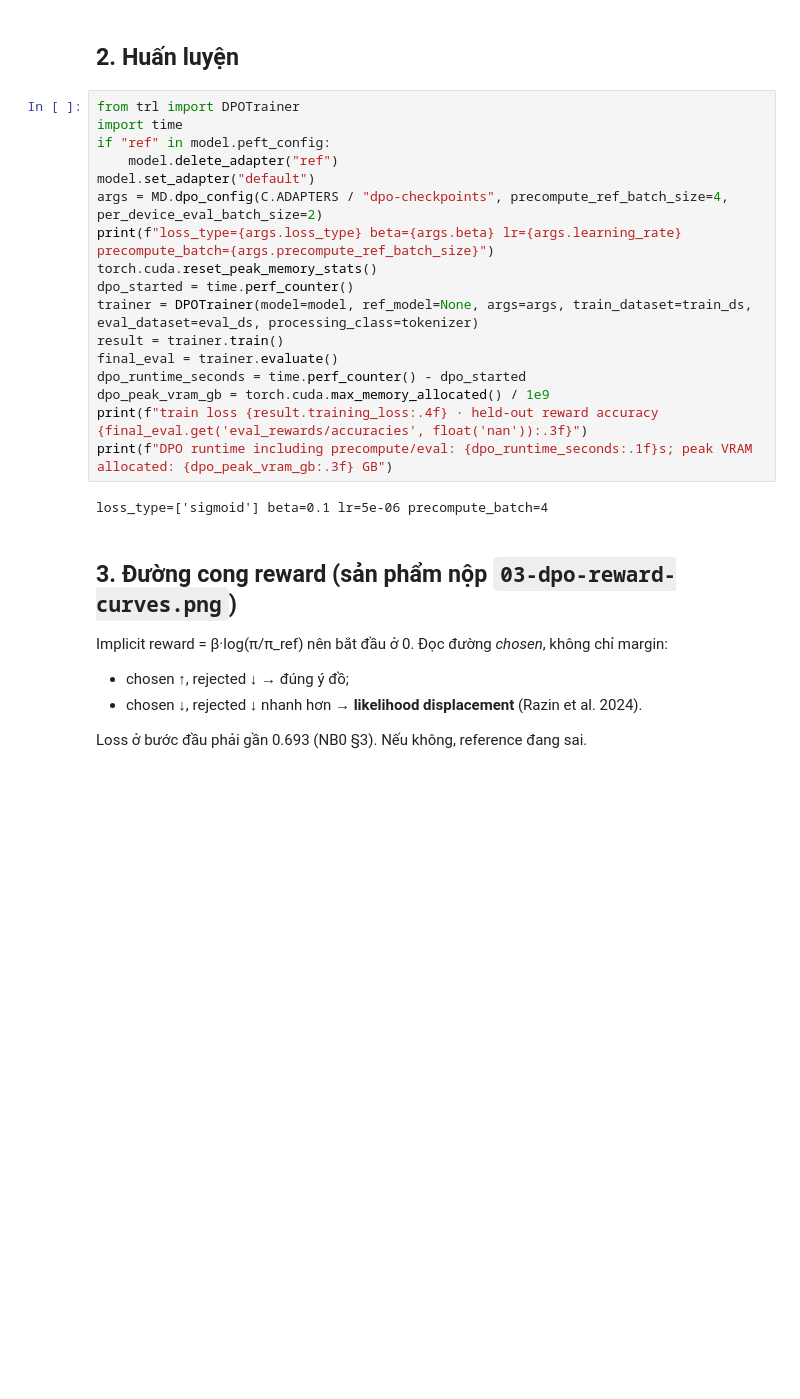
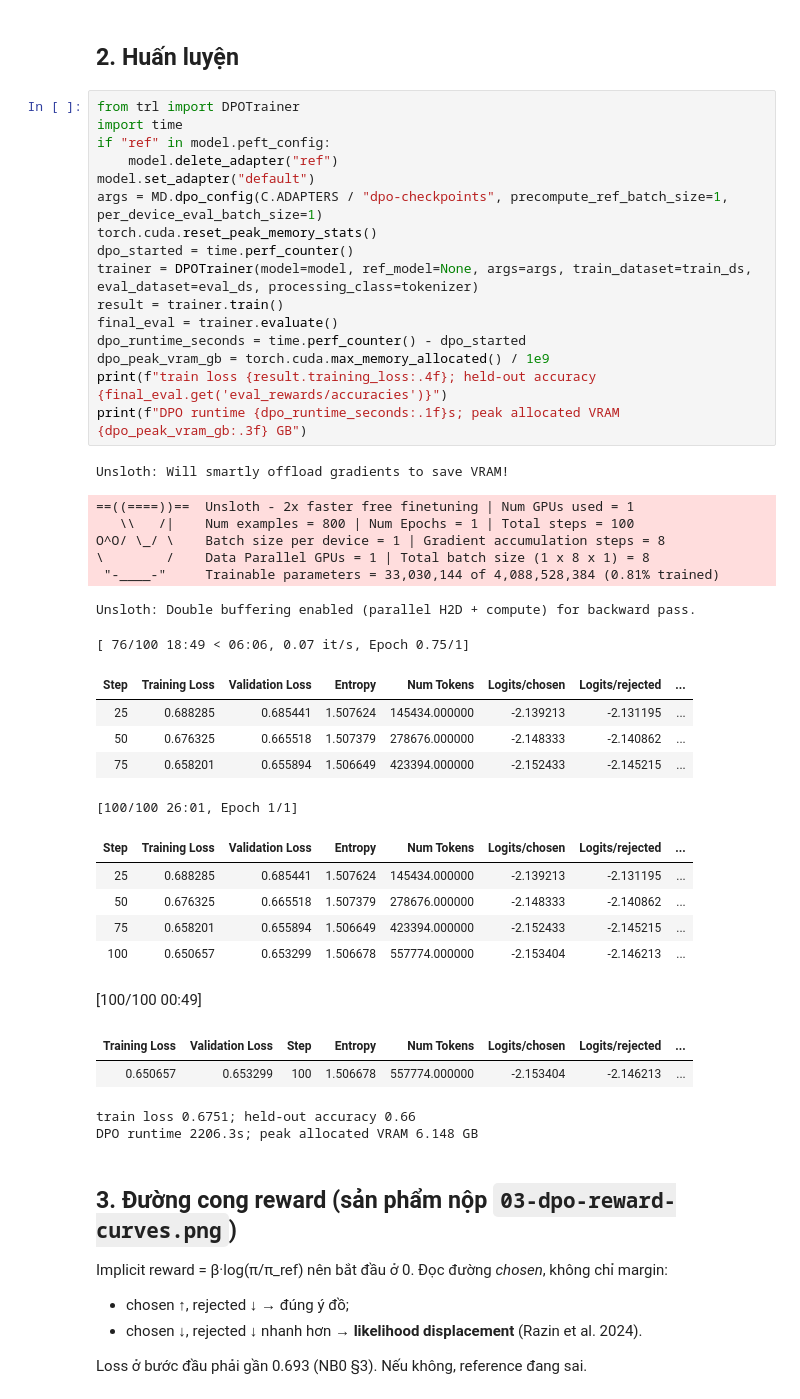
Before and after one commit to cuongwork/K4-L3-Track3-Day22-BuiTienCuong-2A202602539, a Jupyter notebook: colab/Lab22_BuiTienCuong_2A202602539_T4.ipynb, the cells around one changed output. Drawn from its saved outputs; the diff is of its cells as text; blank space fills up the shorter version.

Commit message:
Complete core lab with executed NB3 NB4 results and reflection

```diff
--- a/colab/Lab22_BuiTienCuong_2A202602539_T4.ipynb
+++ b/colab/Lab22_BuiTienCuong_2A202602539_T4.ipynb
@@ -3659,22 +3603,43 @@ train=800 eval=100  columns=['prompt', 'chosen', 'rejected', 'chat_template_kwar
 # %%
 from trl import DPOTrainer
 import time
 if "ref" in model.peft_config:
     model.delete_adapter("ref")
 model.set_adapter("default")
-args = MD.dpo_config(C.ADAPTERS / "dpo-checkpoints", precompute_ref_batch_size=4, per_device_eval_batch_size=2)
-print(f"loss_type={args.loss_type} beta={args.beta} lr={args.learning_rate} precompute_batch={args.precompute_ref_batch_size}")
+args = MD.dpo_config(C.ADAPTERS / "dpo-checkpoints", precompute_ref_batch_size=1, per_device_eval_batch_size=1)
 torch.cuda.reset_peak_memory_stats()
 dpo_started = time.perf_counter()
 trainer = DPOTrainer(model=model, ref_model=None, args=args, train_dataset=train_ds, eval_dataset=eval_ds, processing_class=tokenizer)
 result = trainer.train()
 final_eval = trainer.evaluate()
 dpo_runtime_seconds = time.perf_counter() - dpo_started
 dpo_peak_vram_gb = torch.cuda.max_memory_allocated() / 1e9
-print(f"train loss {result.training_loss:.4f} · held-out reward accuracy {final_eval.get('eval_rewards/accuracies', float('nan')):.3f}")
-print(f"DPO runtime including precompute/eval: {dpo_runtime_seconds:.1f}s; peak VRAM allocated: {dpo_peak_vram_gb:.3f} GB")
+print(f"train loss {result.training_loss:.4f}; held-out accuracy {final_eval.get('eval_rewards/accuracies')}")
+print(f"DPO runtime {dpo_runtime_seconds:.1f}s; peak allocated VRAM {dpo_peak_vram_gb:.3f} GB")
 # %% [output]
-loss_type=['sigmoid'] beta=0.1 lr=5e-06 precompute_batch=4
+Unsloth: Will smartly offload gradients to save VRAM!
+==((====))==  Unsloth - 2x faster free finetuning | Num GPUs used = 1
+   \\   /|    Num examples = 800 | Num Epochs = 1 | Total steps = 100
+O^O/ \_/ \    Batch size per device = 1 | Gradient accumulation steps = 8
+\        /    Data Parallel GPUs = 1 | Total batch size (1 x 8 x 1) = 8
+ "-____-"     Trainable parameters = 33,030,144 of 4,088,528,384 (0.81% trained)
+Unsloth: Double buffering enabled (parallel H2D + compute) for backward pass.
+[ 76/100 18:49 < 06:06, 0.07 it/s, Epoch 0.75/1]
+| Step | Training Loss | Validation Loss | Entropy | Num Tokens | Logits/chosen | Logits/rejected | ... |
+| 25 | 0.688285 | 0.685441 | 1.507624 | 145434.000000 | -2.139213 | -2.131195 | ... |
+| 50 | 0.676325 | 0.665518 | 1.507379 | 278676.000000 | -2.148333 | -2.140862 | ... |
+| 75 | 0.658201 | 0.655894 | 1.506649 | 423394.000000 | -2.152433 | -2.145215 | ... |
+[100/100 26:01, Epoch 1/1]
+| Step | Training Loss | Validation Loss | Entropy | Num Tokens | Logits/chosen | Logits/rejected | ... |
+| 25 | 0.688285 | 0.685441 | 1.507624 | 145434.000000 | -2.139213 | -2.131195 | ... |
+| 50 | 0.676325 | 0.665518 | 1.507379 | 278676.000000 | -2.148333 | -2.140862 | ... |
+| 75 | 0.658201 | 0.655894 | 1.506649 | 423394.000000 | -2.152433 | -2.145215 | ... |
+| 100 | 0.650657 | 0.653299 | 1.506678 | 557774.000000 | -2.153404 | -2.146213 | ... |
+[100/100 00:49]
+| Training Loss | Validation Loss | Step | Entropy | Num Tokens | Logits/chosen | Logits/rejected | ... |
+| 0.650657 | 0.653299 | 100 | 1.506678 | 557774.000000 | -2.153404 | -2.146213 | ... |
+train loss 0.6751; held-out accuracy 0.66
+DPO runtime 2206.3s; peak allocated VRAM 6.148 GB
 # %% [markdown]
 ## 3. Đường cong reward (sản phẩm nộp `03-dpo-reward-curves.png`)
 
```
Also changed, not shown: parts of 16 cells of this notebook, 17 other files.
